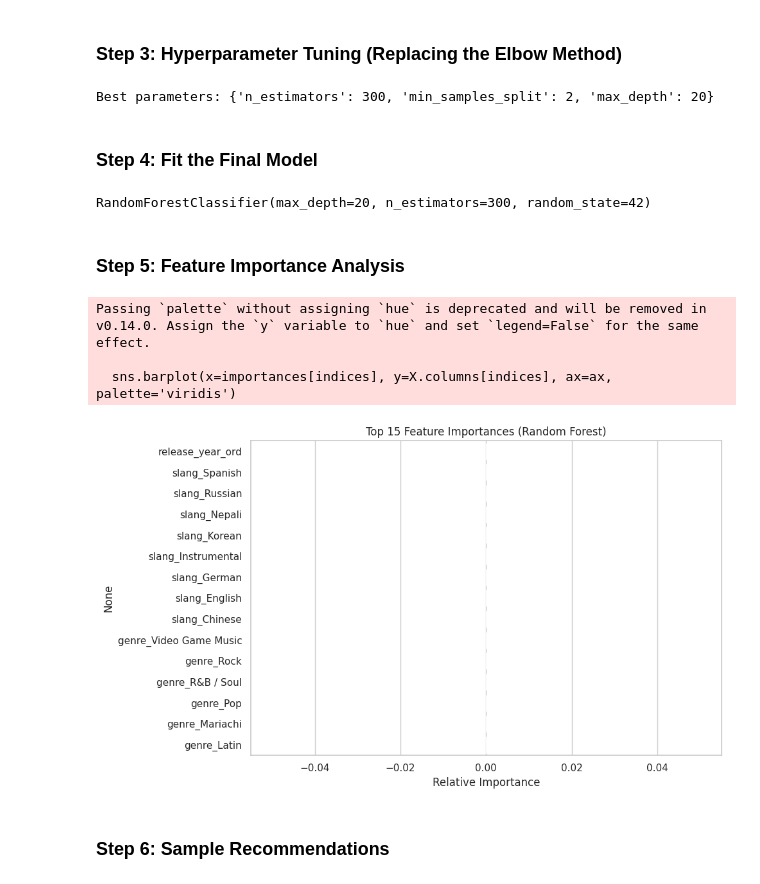
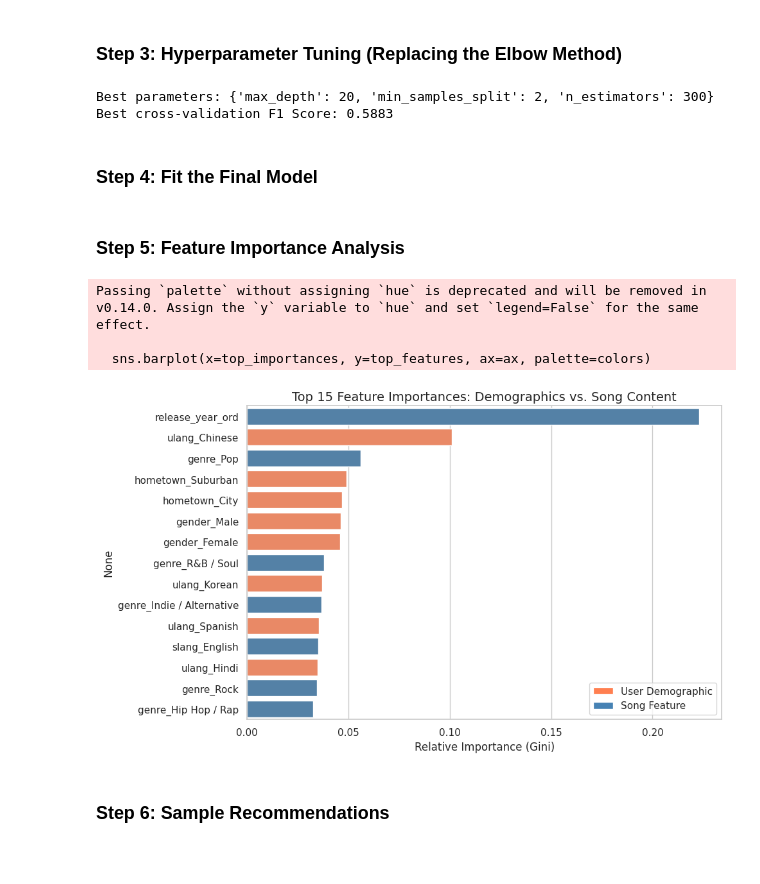
Before and after one commit to simongydvandy/Song-Rec-Project-for-CS-3262, a Jupyter notebook: notebooks/03_kmeans_xizhi.ipynb, the cells around one changed output. Saved outputs shown, nothing was run; the diff lists cells and outputs as text; code cells hidden in the pictures.

```diff
--- a/notebooks/03_kmeans_xizhi.ipynb
+++ b/notebooks/03_kmeans_xizhi.ipynb
@@ -296,51 +296,74 @@ Name: proportion, dtype: float64
 # %% [markdown]
 ### Step 3: Hyperparameter Tuning (Replacing the Elbow Method)
 # %%
-param_dist = {
+from sklearn.model_selection import GridSearchCV
+from sklearn.ensemble import RandomForestClassifier
+
+# Define the exact parameter grid
+param_grid = {
     'n_estimators': [50, 100, 200, 300],
-    'max_depth': [None, 10, 20, 30],
+    'max_depth': [10, 20, 30],
     'min_samples_split': [2, 5, 10]
 }
 
 rf = RandomForestClassifier(random_state=42)
-search = RandomizedSearchCV(
+
+# Use GridSearchCV to test all 48 combinations
+# Set scoring to 'f1' to fulfill the syllabus requirement
+search = GridSearchCV(
     rf,
-    param_distributions=param_dist,
-    n_iter=10,
-    cv=3,
-    scoring='roc_auc',
-    random_state=42,
+    param_grid=param_grid,
+    cv=5,
+    scoring='f1',
     n_jobs=-1
 )
+
 search.fit(X_train, y_train)
 
 print(f"Best parameters: {search.best_params_}")
+print(f"Best cross-validation F1 Score: {search.best_score_:.4f}")
 # %% [output]
-Best parameters: {'n_estimators': 300, 'min_samples_split': 2, 'max_depth': 20}
+Best parameters: {'max_depth': 20, 'min_samples_split': 2, 'n_estimators': 300}
+Best cross-validation F1 Score: 0.5883
 # %% [markdown]
 ### Step 4: Fit the Final Model
 # %%
+# Step 4: Extract the Final Model
 best_rf = search.best_estimator_
-best_rf.fit(X_train, y_train)
-# %% [output]
-RandomForestClassifier(max_depth=20, n_estimators=300, random_state=42)
 # %% [markdown]
 ### Step 5: Feature Importance Analysis
 # %%
+# Extract importances and indices
 importances = best_rf.feature_importances_
 indices = np.argsort(importances)[::-1][:15]
 
+top_features = X.columns[indices]
+top_importances = importances[indices]
+
+# Differentiate User Features (Demographics) vs Song Features
+# Assuming user features start with 'hometown', 'gender', or 'ulang'
+colors = ['coral' if feat.startswith(('hometown', 'gender', 'ulang')) else 'steelblue' for feat in top_features]
+
 fig, ax = plt.subplots(figsize=(10, 6))
-sns.barplot(x=importances[indices], y=X.columns[indices], ax=ax, palette='viridis')
-ax.set_title('Top 15 Feature Importances (Random Forest)')
-ax.set_xlabel('Relative Importance')
+sns.barplot(x=top_importances, y=top_features, ax=ax, palette=colors)
+
+# Customizing the plot for the Final Report
+ax.set_title('Top 15 Feature Importances: Demographics vs. Song Content', fontsize=14)
+ax.set_xlabel('Relative Importance (Gini)', fontsize=12)
+
+# Create a custom legend to explain the colors
+from matplotlib.patches import Patch
+legend_elements = [Patch(facecolor='coral', label='User Demographic'),
+                   Patch(facecolor='steelblue', label='Song Feature')]
+ax.legend(handles=legend_elements, loc='lower right')
+
 plt.tight_layout()
 plt.show()
 # %% [output]
 Passing `palette` without assigning `hue` is deprecated and will be removed in v0.14.0. Assign the `y` variable to `hue` and set `legend=False` for the same effect.
 
-  sns.barplot(x=importances[indices], y=X.columns[indices], ax=ax, palette='viridis')
+  sns.barplot(x=top_importances, y=top_features, ax=ax, palette=colors)
-[figure, old version]
+[figure, new version]
 # %% [markdown]
 ### Step 6: Sample Recommendations
 # %%
```
Also changed, not shown: parts of 5 cells of this notebook.
